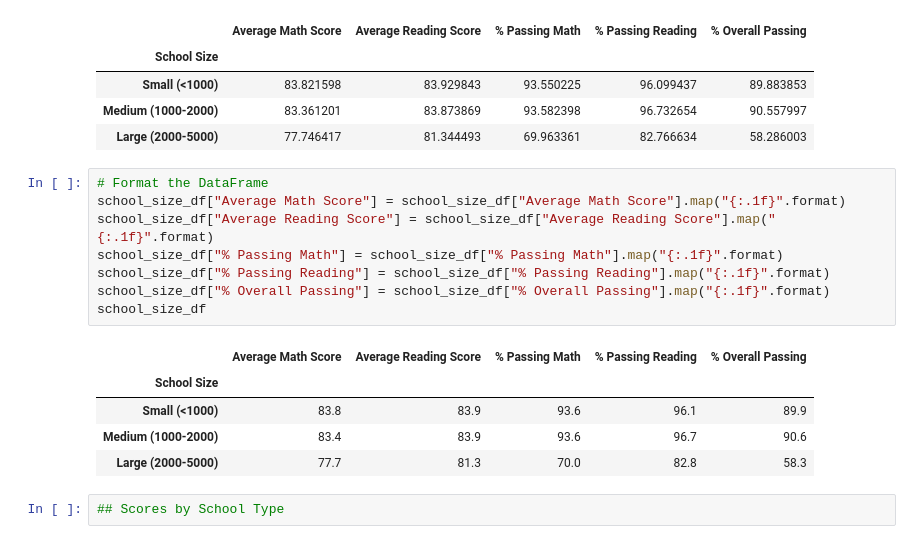
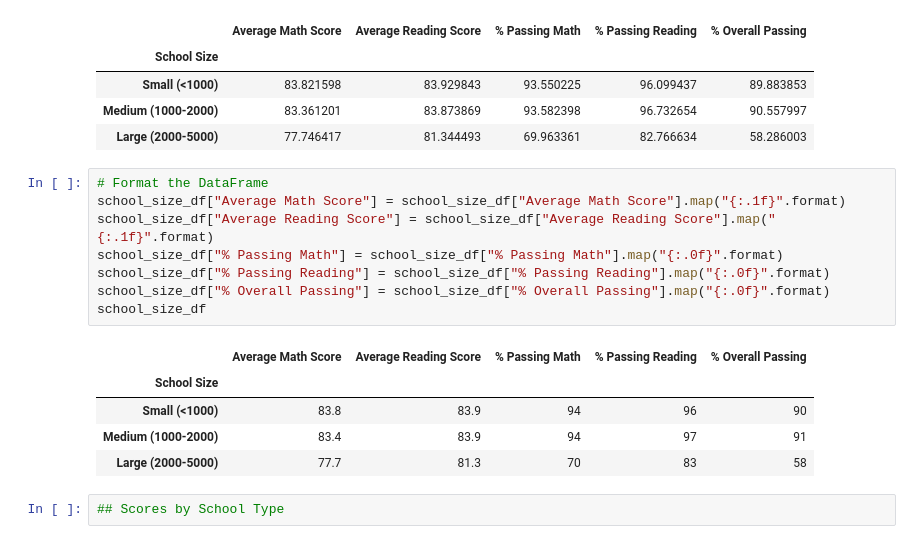
Before and after one commit to JARVIS-117/School_District_Analysis, a Jupyter notebook: PyCitySchools_Challenge.ipynb, the cells around one changed output. Saved outputs shown, nothing was run; the diff lists cells and outputs as text.

```diff
--- a/PyCitySchools_Challenge.ipynb
+++ b/PyCitySchools_Challenge.ipynb
@@ -959,17 +959,17 @@ school_size_df
 # %%
 # Format the DataFrame
 school_size_df["Average Math Score"] = school_size_df["Average Math Score"].map("{:.1f}".format)
 school_size_df["Average Reading Score"] = school_size_df["Average Reading Score"].map("{:.1f}".format)
-school_size_df["% Passing Math"] = school_size_df["% Passing Math"].map("{:.1f}".format)
-school_size_df["% Passing Reading"] = school_size_df["% Passing Reading"].map("{:.1f}".format)
-school_size_df["% Overall Passing"] = school_size_df["% Overall Passing"].map("{:.1f}".format)
+school_size_df["% Passing Math"] = school_size_df["% Passing Math"].map("{:.0f}".format)
+school_size_df["% Passing Reading"] = school_size_df["% Passing Reading"].map("{:.0f}".format)
+school_size_df["% Overall Passing"] = school_size_df["% Overall Passing"].map("{:.0f}".format)
 school_size_df
 # %% [output]
 |  | Average Math Score | Average Reading Score | % Passing Math | % Passing Reading | % Overall Passing |
 | School Size |  |  |  |  |  |
-| Small (<1000) | 83.8 | 83.9 | 93.6 | 96.1 | 89.9 |
-| Medium (1000-2000) | 83.4 | 83.9 | 93.6 | 96.7 | 90.6 |
-| Large (2000-5000) | 77.7 | 81.3 | 70.0 | 82.8 | 58.3 |
+| Small (<1000) | 83.8 | 83.9 | 94 | 96 | 90 |
+| Medium (1000-2000) | 83.4 | 83.9 | 94 | 97 | 91 |
+| Large (2000-5000) | 77.7 | 81.3 | 70 | 83 | 58 |
 # %%
 ## Scores by School Type
 # %%
```
Also changed, not shown: parts of 3 cells of this notebook, 11 other files.
